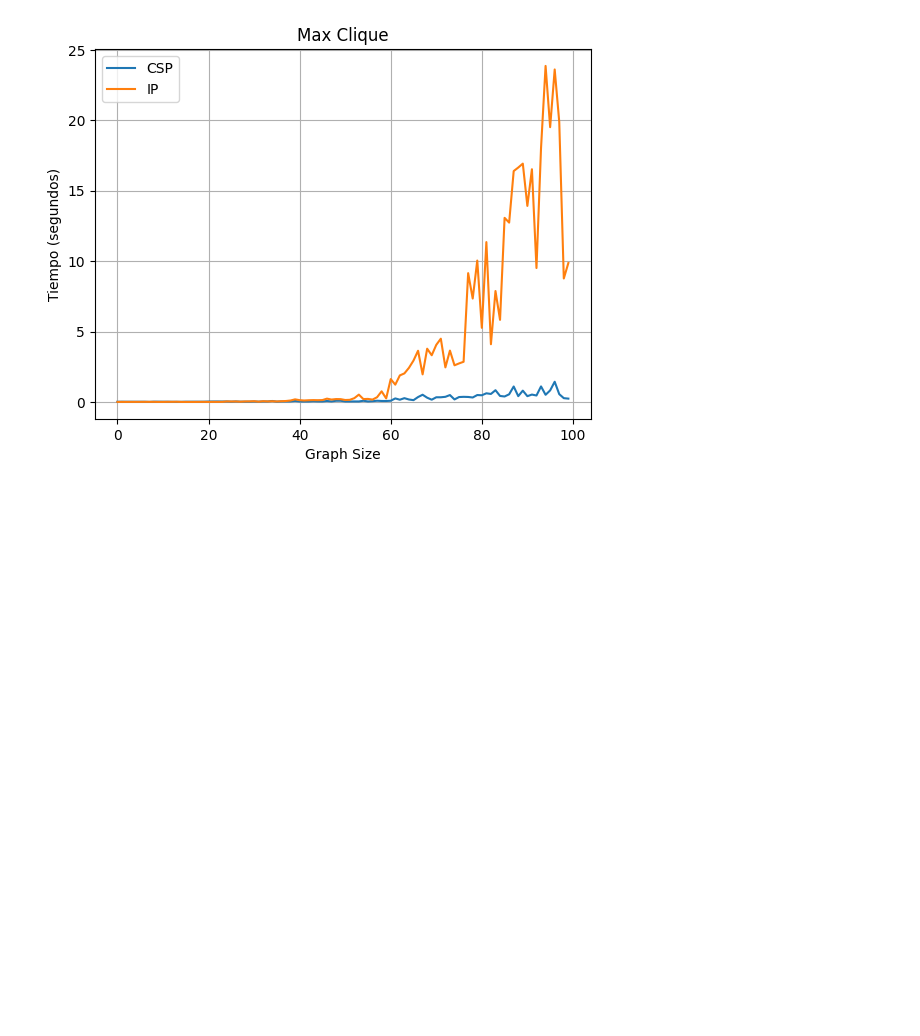
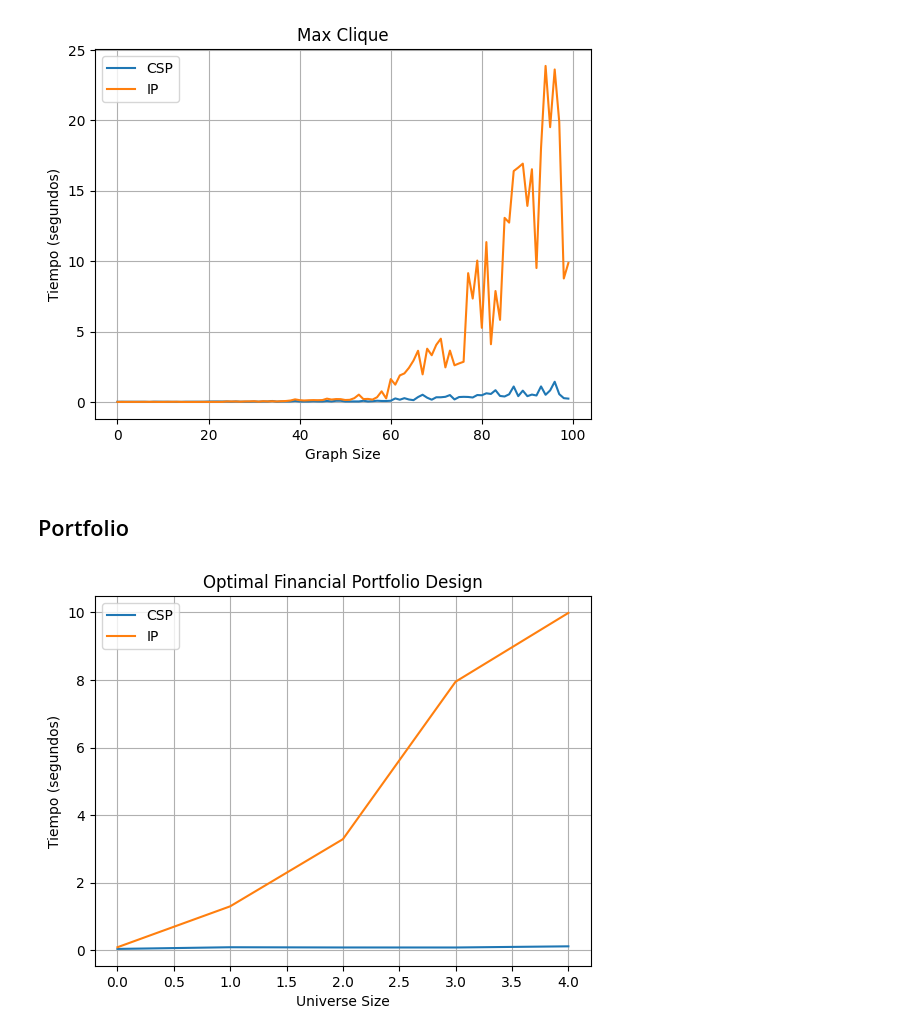
Before and after one commit to javierrodriguezsanchez/Comparison-between-CSP-and-IP, a Jupyter notebook: src/comparer.ipynb, the cells around one changed output. Cells and saved outputs as stored; diff of their text form; code cells hidden in the pictures; blank space fills up the shorter version.

Commit message:
Add Portfolio

```diff
--- a/src/comparer.ipynb
+++ b/src/comparer.ipynb
@@ -135,3 +135,15 @@ problems = [problem_builder(i+1) for i in range(100)]
 compare(problems, CSP_solve, IP_solve, "Max Clique", "Graph Size")
 # %% [output]
 [figure]
+# %% [markdown]
+## Portfolio
+# %%
+from Portfolio.Portfolio import problem_builder
+from Portfolio.CSP import solve as CSP_solve
+from Portfolio.IP import solve as IP_solve
+
+# Generar una lista de problemas
+problems = [problem_builder(20,i+5,5) for i in range(5)]
+compare(problems, CSP_solve, IP_solve, "Optimal Financial Portfolio Design", "Universe Size")
+# %% [output]
+[figure, added]
```
Also changed, not shown: 3 other files.
